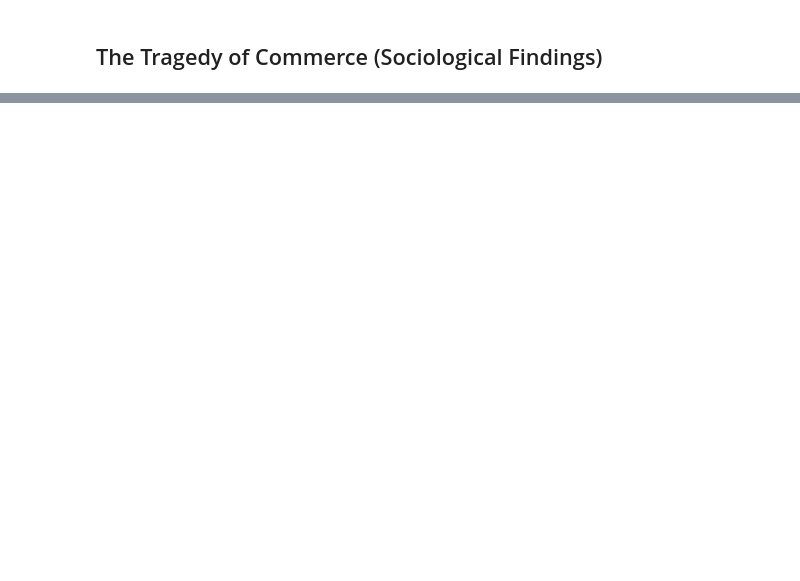
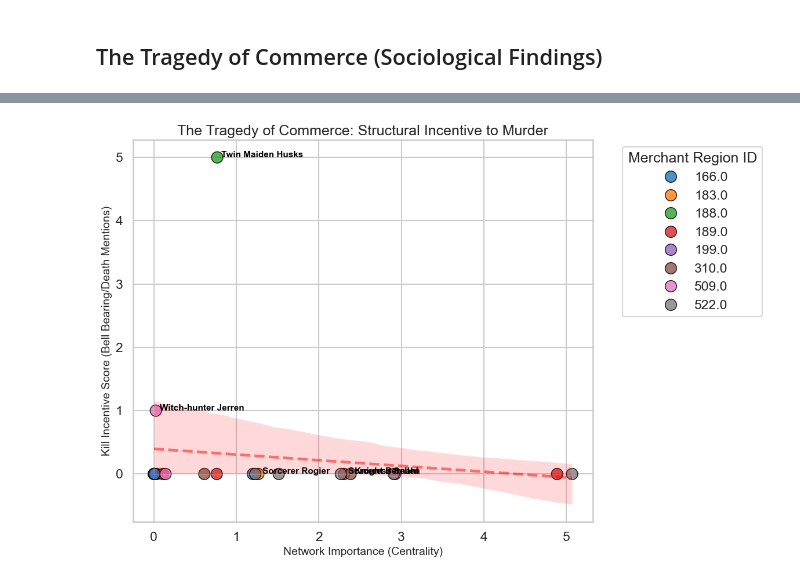
Before and after one commit to MarwanSummakieh/social_graphs_project, a Jupyter notebook: deliverables/Elden_Ring_Complete_Analysis.ipynb, the cells around one changed output, grey strips where cells are left out. Drawn from its saved outputs; the diff is of its cells as text; code cells hidden in the pictures; blank space fills up the shorter version.

```diff
--- a/deliverables/Elden_Ring_Complete_Analysis.ipynb
+++ b/deliverables/Elden_Ring_Complete_Analysis.ipynb
@@ -1441,0 +1615,88 @@ Passing `palette` without assigning `hue` is deprecated and will be removed in v
+# %%
+# ==========================================
+# TRAGEDY OF COMMERCE: THE OPTIMIZATION OF MURDER
+# ==========================================
+import seaborn as sns
+import matplotlib.pyplot as plt
+
+print("Analyzing the Economic Incentive for Violence...")
+
+# 1. IDENTIFY MERCHANTS MORE ROBUSTLY
+# Filter for nodes that are typed as 'npc' AND have 'merchant' or 'bell bearing' in their text
+# This catches named merchants (like Kalé) even if their name doesn't say "Merchant"
+merchant_mask = (
+    (df['node_type'] == 'npc') &
+    (df['description'].str.contains('merchant|sell|shop|bell bearing', case=False, na=False))
+)
+merchants_df = df[merchant_mask].copy()
+
+# 2. CALCULATE "KILL INCENTIVE"
+# We look specifically for "Bell Bearing" because that is the mechanic that rewards murder.
+# We also look for "Corpse" or "Die" to see if the game lore frames them as victims.
+kill_keywords = ['bell bearing', 'hunter', 'killed', 'slaughter', 'robbed', 'dead', 'drops']
+
+def calculate_tragedy_score(text):
+    if pd.isna(text): return 0
+    text = str(text).lower()
+    score = 0
+    # Higher weight for the mechanical reward (Bell Bearing)
+    if 'bell bearing' in text: score += 3
+    # Lower weight for general tragedy
+    score += sum(1 for w in kill_keywords if w in text)
+    return score
+
+merchants_df['kill_incentive'] = merchants_df['description'].apply(calculate_tragedy_score)
+
+# 3. NORMALIZE CENTRALITY FOR PLOTTING
+# Scale centrality so we can see the differences
+merchants_df['centrality_scaled'] = merchants_df['centrality'] * 1000
+
+# 4. PLOT: The "Cost of Business" Scatter
+plt.figure(figsize=(12, 8))
+sns.set_style("whitegrid")
+
+# Create Scatter Plot
+scatter = sns.scatterplot(
+    data=merchants_df,
+    x='centrality_scaled',
+    y='kill_incentive',
+    hue='community', # Color by Faction (shows if some regions are safer)
+    palette='tab10',
+    s=200, # Big dots
+    alpha=0.8,
+    edgecolor='black'
+)
+
+# 5. ANNOTATE THE MOST "VALUABLE" VICTIMS
+# Label the merchants who are high-value targets (High Centrality + High Kill Score)
+top_targets = merchants_df.nlargest(5, 'kill_incentive')
+for _, row in top_targets.iterrows():
+    plt.text(
+        row['centrality_scaled'] + 0.05,
+        row['kill_incentive'],
+        row['name'],
+        fontsize=11,
+        fontweight='bold',
+        color='black'
+    )
+
+# Add Trend Line (Optional, but looks cool)
+sns.regplot(
+    data=merchants_df,
+    x='centrality_scaled',
+    y='kill_incentive',
+    scatter=False,
+    color='red',
+    line_kws={'linestyle': '--', 'alpha': 0.5}
+)
+
+plt.title("The Tragedy of Commerce: Structural Incentive to Murder", fontsize=18)
+plt.xlabel("Network Importance (Centrality)", fontsize=14)
+plt.ylabel("Kill Incentive Score (Bell Bearing/Death Mentions)", fontsize=14)
+
+# Custom Legend
+plt.legend(title='Merchant Region ID', bbox_to_anchor=(1.05, 1), loc='upper left')
+
+plt.tight_layout()
+plt.show()
+# %% [output]
@@ -1441,0 +1704 @@ Passing `palette` without assigning `hue` is deprecated and will be removed in v
+[figure, added]
```
Also changed, not shown: parts of 5 cells of this notebook.
